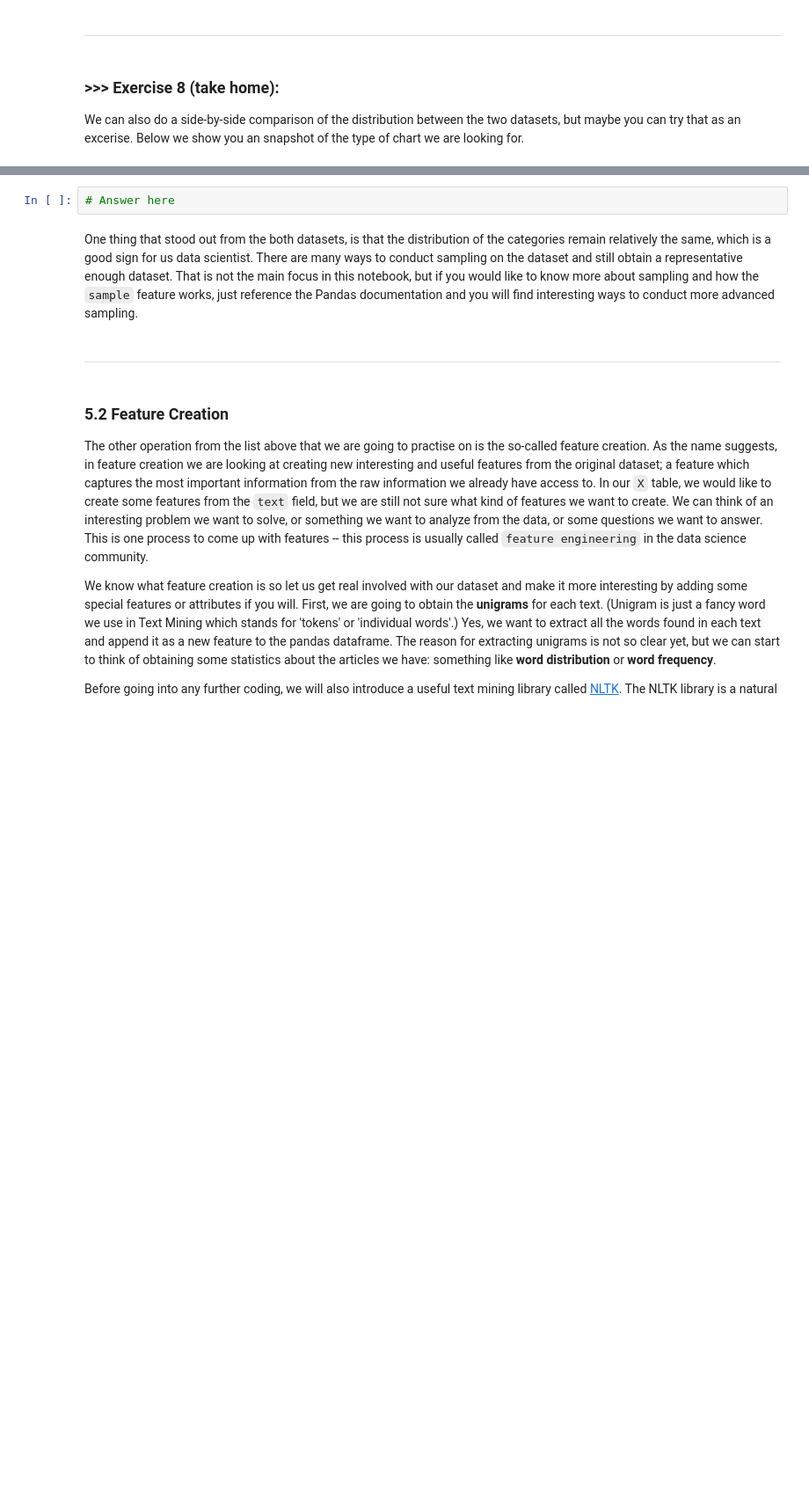
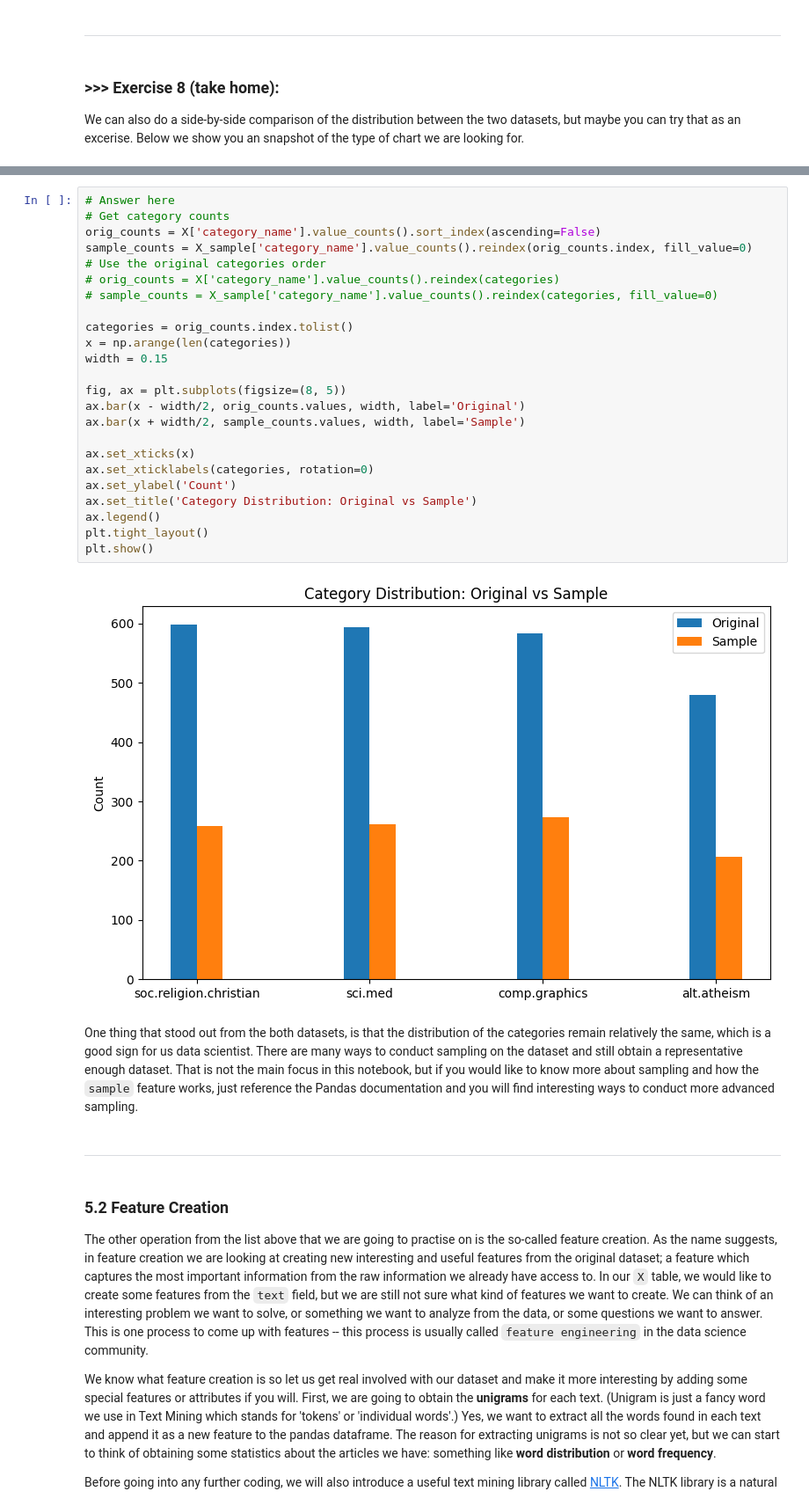
Before and after one commit to scifiengineering/DM2025-Lab1-Exercise, a Jupyter notebook: DM2025-Lab1-Master.ipynb, the cells around one changed output, grey strips where cells are left out. Shown at 88% size. Saved outputs shown, nothing was run; the diff lists cells and outputs as text; blank space fills up the shorter version.

```diff
--- a/DM2025-Lab1-Master.ipynb
+++ b/DM2025-Lab1-Master.ipynb
@@ -755,8 +816,32 @@ Notice that for the `ylim` parameters we hardcoded the maximum value for y. Is i
 We can also do a side-by-side comparison of the distribution between the two datasets, but maybe you can try that as an excerise. Below we show you an snapshot of the type of chart we are looking for.
 # %% [markdown]
 ![alt txt](https://i.imgur.com/9eO431H.png)
-# %%
-# Answer here
+# %%
+# Answer here
+# Get category counts
+orig_counts = X['category_name'].value_counts().sort_index(ascending=False)
+sample_counts = X_sample['category_name'].value_counts().reindex(orig_counts.index, fill_value=0)
+# Use the original categories order
+# orig_counts = X['category_name'].value_counts().reindex(categories)
+# sample_counts = X_sample['category_name'].value_counts().reindex(categories, fill_value=0)
+
+categories = orig_counts.index.tolist()
+x = np.arange(len(categories))
+width = 0.15
+
+fig, ax = plt.subplots(figsize=(8, 5))
+ax.bar(x - width/2, orig_counts.values, width, label='Original')
+ax.bar(x + width/2, sample_counts.values, width, label='Sample')
+
+ax.set_xticks(x)
+ax.set_xticklabels(categories, rotation=0)
+ax.set_ylabel('Count')
+ax.set_title('Category Distribution: Original vs Sample')
+ax.legend()
+plt.tight_layout()
+plt.show()
+# %% [output]
+[figure, added]
 # %% [markdown]
 One thing that stood out from the both datasets, is that the distribution of the categories remain relatively the same, which is a good sign for us data scientist. There are many ways to conduct sampling on the dataset and still obtain a representative enough dataset. That is not the main focus in this notebook, but if you would like to know more about sampling and how the `sample` feature works, just reference the Pandas documentation and you will find interesting ways to conduct more advanced sampling.
 # %% [markdown]
```
Also changed, not shown: parts of 27 cells of this notebook, 3 other files.
